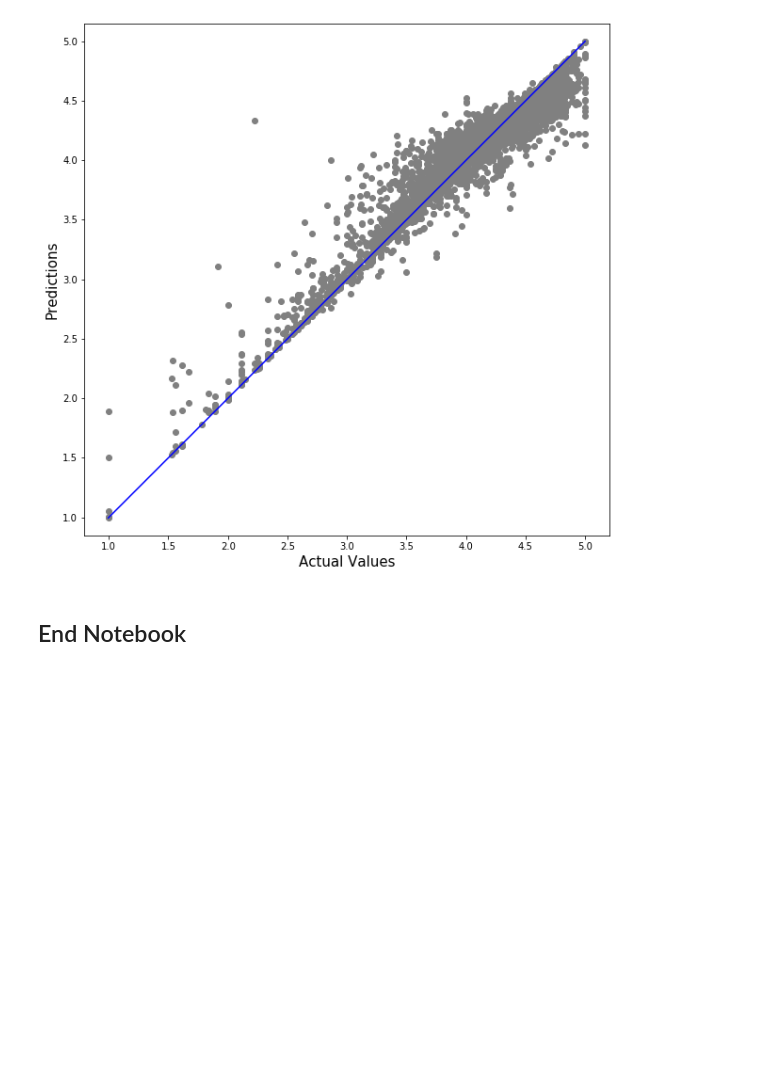
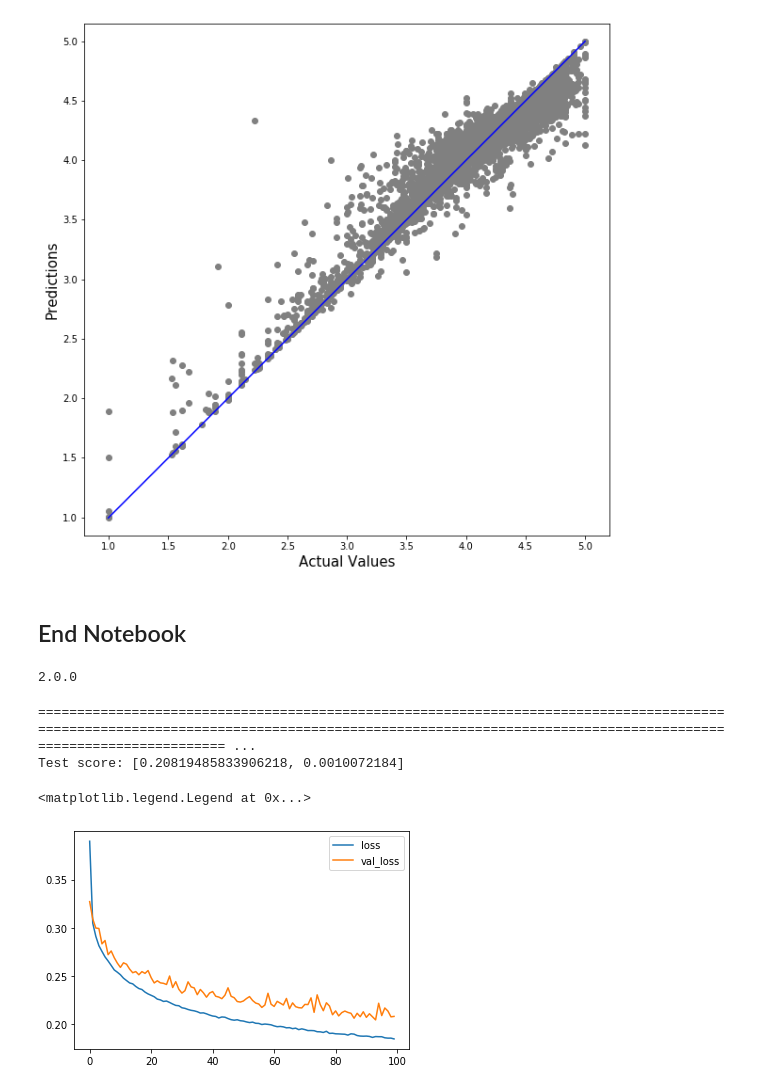
Before and after one commit to jam1245/projects, a Jupyter notebook: ml_survey/Regression_Clean.ipynb, the cells around one changed output. Cells and saved outputs as stored; diff of their text form; code cells hidden in the pictures; blank space fills up the shorter version.

```diff
--- a/ml_survey/Regression_Clean.ipynb
+++ b/ml_survey/Regression_Clean.ipynb
@@ -407,3 +408,13 @@ plt.show()
 [figure]
 # %% [markdown]
 ## End Notebook
+# %%
+import tensorflow as tf
+
+from tensorflow import keras
+from tensorflow.keras import layers
+#from tensorflow.keras.layers.experimental import preprocessing
+
+print(tf.__version__)
+# %% [output]
+2.0.0
@@ -409,0 +449,42 @@ plt.show()
+# %%
+# Now all the fun Tensorflow stuff
+# Build the model
+
+model = tf.keras.models.Sequential([
+ # tf.keras.layers.Input(shape=(D,)),
+ # tf.keras.layers.Dense(64, activation='relu').
+  tf.keras.layers.Dense(128, input_shape=(D,), activation='relu'),
+  tf.keras.layers.Dense(1)
+])
+
+# Alternatively, you can do:
+# model = tf.keras.models.Sequential()
+# model.add(tf.keras.layers.Dense(1, input_shape=(D,), activation='sigmoid'))
+
+#model.compile(mean_absolute_error
+#              loss='binary_crossentropy',
+#              metrics=['accuracy'])
+model.compile(loss='mean_absolute_error',
+                metrics=['accuracy'],
+                optimizer=tf.keras.optimizers.Adam(0.001))
+
+
+# Train the model train_x_input, test_x_input, train_y_input, test_y_input
+r = model.fit(train_x_input, train_y_input, validation_data=(test_x_input, test_y_input), epochs=100)
+
+
+# Evaluate the model - evaluate() returns loss and accuracy
+print("Train score:", model.evaluate(train_x_input, train_y_input))
+print("Test score:", model.evaluate(test_x_input, test_y_input))
+# %% [output]
+======================================================================================================================================================================================================== ...
+Test score: [0.20819485833906218, 0.0010072184]
+# %%
+# Plot what's returned by model.fit()
+import matplotlib.pyplot as plt
+plt.plot(r.history['loss'], label='loss')
+plt.plot(r.history['val_loss'], label='val_loss')
+plt.legend()
+# %% [output]
+<matplotlib.legend.Legend at 0x...>
+[figure, added]
```
Also changed, not shown: parts of 9 cells of this notebook.
